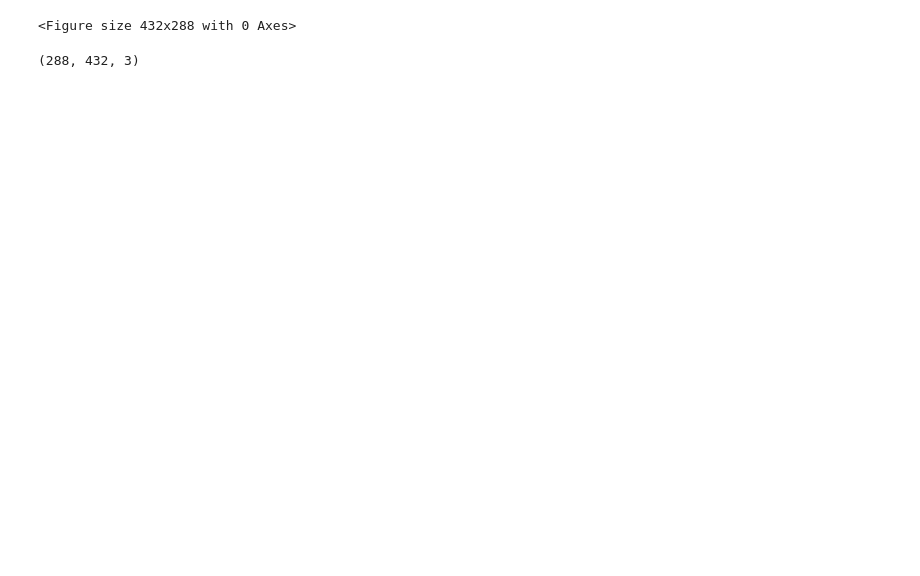
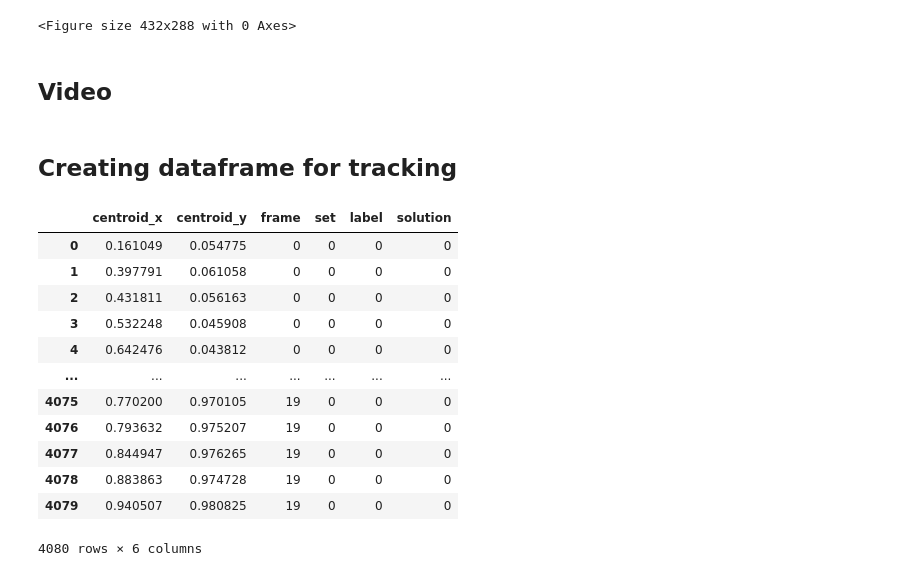
Before and after one commit to Santhosh-Shivan/Lodestar_particleDetection, a Jupyter notebook: multi_particle_Auto-tracker copy 2.ipynb, the cells around one changed output. Cells and saved outputs as stored; diff of their text form; code cells hidden in the pictures; blank space fills up the shorter version.

```diff
--- a/multi_particle_Auto-tracker copy 2.ipynb
+++ b/multi_particle_Auto-tracker copy 2.ipynb
@@ -184,6 +177,8 @@ for image in images:
     plt.clf()
 # %% [output]
 <Figure size 432x288 with 0 Axes>
+# %% [markdown]
+## Video
 # %%
 video_name = 'video_centroids_copy2_2.avi'
 
@@ -197,7 +192,48 @@ for image in images:
 
 cv2.destroyAllWindows()
 video.release()
-# %%
-np.shape(cv2.imread(os.path.join("./Results/copy2_2", "brut00000.jpg")))
-# %% [output]
-(288, 432, 3)
+# %% [markdown]
+## Creating dataframe for tracking
+# %%
+im = []
+count = 0
+no_of_frames = 20
+for filename in os.listdir("C:/Users/santh/Desktop/Python Projects/Masters Thesis/Multi_particleTracking/Multi_particle_YOLO_simulation/New sequence testing 2"):
+    if count >= no_of_frames:
+        break
+    count += 1
+    img = np.array(Image.open('C:/Users/santh/Desktop/Python Projects/Masters Thesis/Multi_particleTracking/Multi_particle_YOLO_simulation/New sequence testing 2/'+filename))
+    im.append(img)
+# %%
+data = []
+for i in range(len(im)):
+    for l in range(len(detections)):
+        #radius = (abs(frames_particles_inGlobalCoord[i][l,1]-frames_particles_inGlobalCoord[i][l,0])/2.0)/ 3.0
+        [centroid_x, centroid_y] = [detections[l, 1], detections[l, 0]]
+        centroid_x /= np.max(detections)
+        centroid_y /= np.max(detections)
+        frame = i
+        #intensity = im[i][int(centroid_x),int(centroid_y)] / 70.0
+        set = 0
+        label = 0
+        solution = 0
+        data.append([centroid_x, centroid_y, frame, set, label, solution])
+# %%
+# Create the pandas DataFrame
+import pandas as pd
+df = pd.DataFrame(data, columns = ['centroid_x', 'centroid_y', 'frame', 'set', 'label', 'solution'])
+df
+# %% [output]
+|  | centroid_x | centroid_y | frame | set | label | solution |
+| 0 | 0.161049 | 0.054775 | 0 | 0 | 0 | 0 |
+| 1 | 0.397791 | 0.061058 | 0 | 0 | 0 | 0 |
+| 2 | 0.431811 | 0.056163 | 0 | 0 | 0 | 0 |
+| 3 | 0.532248 | 0.045908 | 0 | 0 | 0 | 0 |
+| 4 | 0.642476 | 0.043812 | 0 | 0 | 0 | 0 |
+| ... | ... | ... | ... | ... | ... | ... |
+| 4075 | 0.770200 | 0.970105 | 19 | 0 | 0 | 0 |
+| 4076 | 0.793632 | 0.975207 | 19 | 0 | 0 | 0 |
+| 4077 | 0.844947 | 0.976265 | 19 | 0 | 0 | 0 |
+| 4078 | 0.883863 | 0.974728 | 19 | 0 | 0 | 0 |
+| 4079 | 0.940507 | 0.980825 | 19 | 0 | 0 | 0 |
+4080 rows × 6 columns
```
Also changed, not shown: parts of 5 cells of this notebook.
